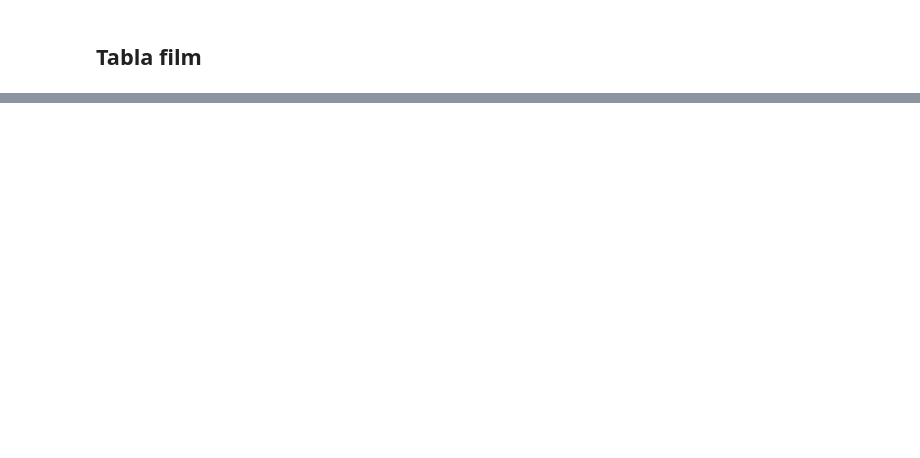
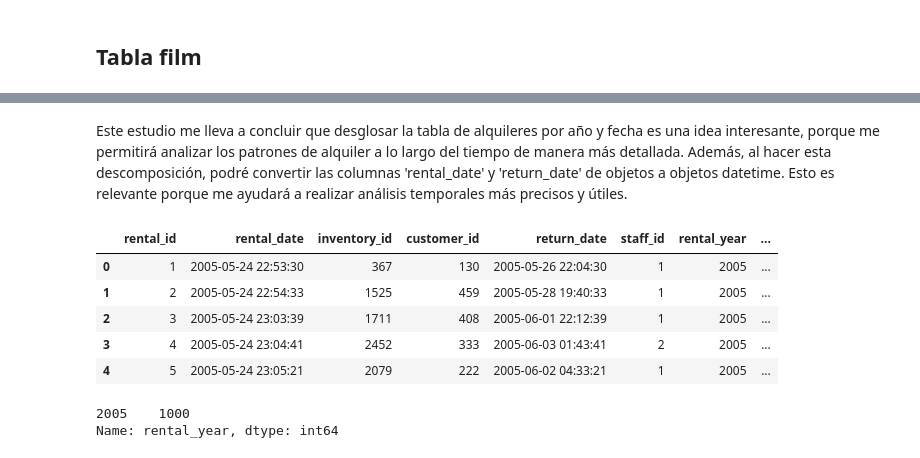
Before and after one commit to Carolina-MH/Project_SQL, a Jupyter notebook: notebook/Limpieza de datos.ipynb, the cells around one changed output, grey strips where cells are left out. Drawn from its saved outputs; the diff is of its cells as text; code cells hidden in the pictures; blank space fills up the shorter version.

```diff
--- a/notebook/Limpieza de datos.ipynb
+++ b/notebook/Limpieza de datos.ipynb
@@ -186,0 +351,2 @@ film.head()
+# %% [markdown]
+Este estudio me lleva a concluir que desglosar la tabla de alquileres por año y fecha es una idea interesante, porque me permitirá analizar los patrones de alquiler a lo largo del tiempo de manera más detallada. Además, al hacer esta descomposición, podré convertir las columnas 'rental_date' y 'return_date' de objetos a objetos datetime. Esto es relevante porque me ayudará a realizar análisis temporales más precisos y útiles.
@@ -186,0 +357,29 @@ film.head()
+# %%
+# Creo una columna 'rental_year' para el año de alquiler
+rental['rental_year'] = rental['rental_date'].dt.year
+# %%
+# Creo una columna 'rental_date_only' para la fecha de alquiler sin la hora
+rental['rental_date_only'] = rental['rental_date'].dt.date
+# %%
+# Creo una columna 'return_year' para el año de devolución
+rental['return_year'] = rental['return_date'].dt.year
+# %%
+# Creo una columna 'return_date_only' para la fecha de devolución sin la hora
+rental['return_date_only'] = rental['return_date'].dt.date
+# %%
+rental.head()
+# %% [output]
+|  | rental_id | rental_date | inventory_id | customer_id | return_date | staff_id | rental_year | ... |
+| 0 | 1 | 2005-05-24 22:53:30 | 367 | 130 | 2005-05-26 22:04:30 | 1 | 2005 | ... |
+| 1 | 2 | 2005-05-24 22:54:33 | 1525 | 459 | 2005-05-28 19:40:33 | 1 | 2005 | ... |
+| 2 | 3 | 2005-05-24 23:03:39 | 1711 | 408 | 2005-06-01 22:12:39 | 1 | 2005 | ... |
+| 3 | 4 | 2005-05-24 23:04:41 | 2452 | 333 | 2005-06-03 01:43:41 | 2 | 2005 | ... |
+| 4 | 5 | 2005-05-24 23:05:21 | 2079 | 222 | 2005-06-02 04:33:21 | 1 | 2005 | ... |
+# %%
+# Ahora puedo realizar análisis basados en año y fecha
+# Por ejemplo, contar alquileres por año
+rentals_by_year = rental['rental_year'].value_counts().sort_index()
+rentals_by_year
+# %% [output]
+2005    1000
+Name: rental_year, dtype: int64
```
Also changed, not shown: parts of 117 cells of this notebook, 27 other files.
